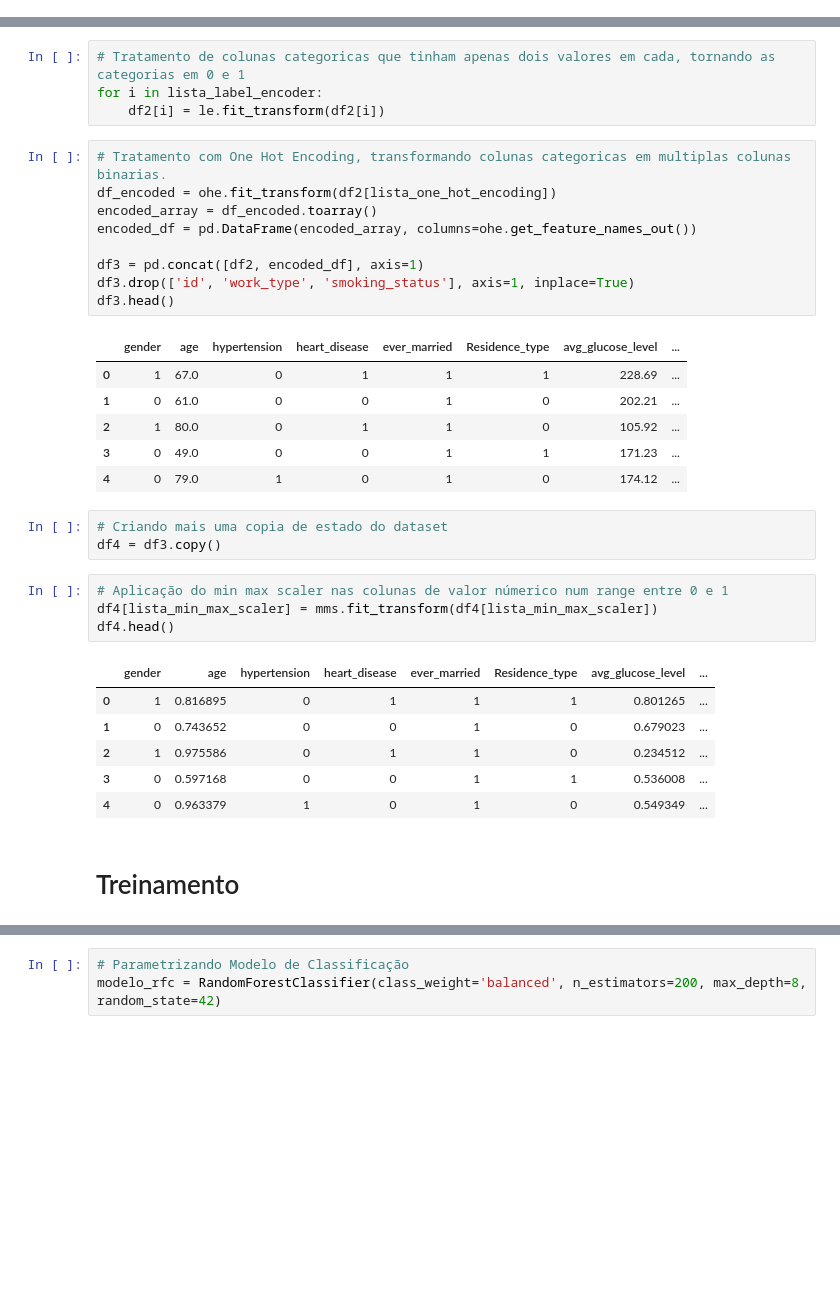
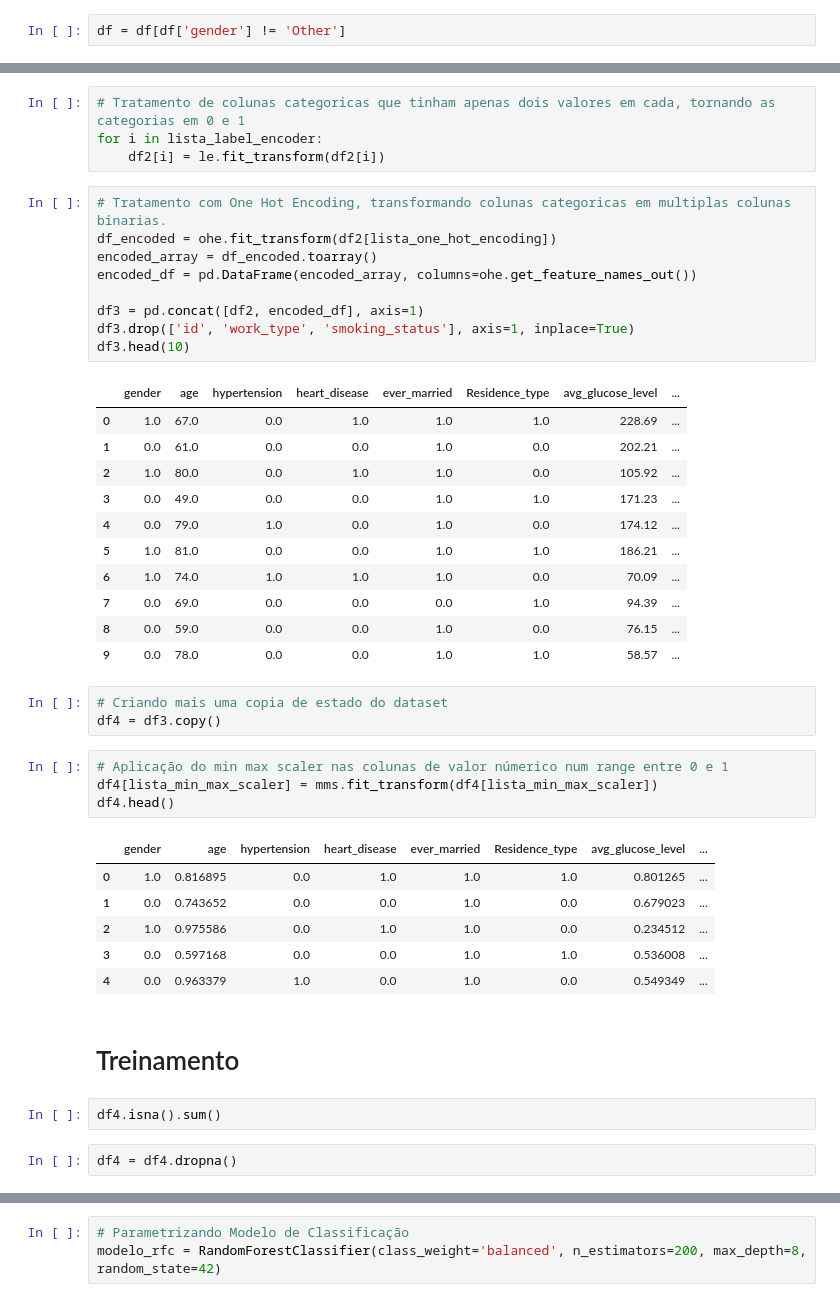
Before and after one commit to victorog17/fiap_tech_challenge_03, a Jupyter notebook: src/read_and_process/leitura_s3_jnb.ipynb, the cells around one changed output, grey strips where cells are left out. Saved outputs shown, nothing was run; the diff lists cells and outputs as text; blank space fills up the shorter version.

```diff
--- a/src/read_and_process/leitura_s3_jnb.ipynb
+++ b/src/read_and_process/leitura_s3_jnb.ipynb
@@ -73,0 +82,2 @@ dtype: int64
+# %%
+df = df[df['gender'] != 'Other']
@@ -95,19 +116,24 @@ for i in lista_label_encoder:
 # %%
 # Tratamento com One Hot Encoding, transformando colunas categoricas em multiplas colunas binarias.
 df_encoded = ohe.fit_transform(df2[lista_one_hot_encoding])
 encoded_array = df_encoded.toarray()
 encoded_df = pd.DataFrame(encoded_array, columns=ohe.get_feature_names_out())
 
 df3 = pd.concat([df2, encoded_df], axis=1)
 df3.drop(['id', 'work_type', 'smoking_status'], axis=1, inplace=True)
-df3.head()
+df3.head(10)
 # %% [output]
 |  | gender | age | hypertension | heart_disease | ever_married | Residence_type | avg_glucose_level | ... |
-| 0 | 1 | 67.0 | 0 | 1 | 1 | 1 | 228.69 | ... |
-| 1 | 0 | 61.0 | 0 | 0 | 1 | 0 | 202.21 | ... |
-| 2 | 1 | 80.0 | 0 | 1 | 1 | 0 | 105.92 | ... |
-| 3 | 0 | 49.0 | 0 | 0 | 1 | 1 | 171.23 | ... |
-| 4 | 0 | 79.0 | 1 | 0 | 1 | 0 | 174.12 | ... |
+| 0 | 1.0 | 67.0 | 0.0 | 1.0 | 1.0 | 1.0 | 228.69 | ... |
+| 1 | 0.0 | 61.0 | 0.0 | 0.0 | 1.0 | 0.0 | 202.21 | ... |
+| 2 | 1.0 | 80.0 | 0.0 | 1.0 | 1.0 | 0.0 | 105.92 | ... |
+| 3 | 0.0 | 49.0 | 0.0 | 0.0 | 1.0 | 1.0 | 171.23 | ... |
+| 4 | 0.0 | 79.0 | 1.0 | 0.0 | 1.0 | 0.0 | 174.12 | ... |
+| 5 | 1.0 | 81.0 | 0.0 | 0.0 | 1.0 | 1.0 | 186.21 | ... |
+| 6 | 1.0 | 74.0 | 1.0 | 1.0 | 1.0 | 0.0 | 70.09 | ... |
+| 7 | 0.0 | 69.0 | 0.0 | 0.0 | 0.0 | 1.0 | 94.39 | ... |
+| 8 | 0.0 | 59.0 | 0.0 | 0.0 | 1.0 | 0.0 | 76.15 | ... |
+| 9 | 0.0 | 78.0 | 0.0 | 0.0 | 1.0 | 1.0 | 58.57 | ... |
 # %%
 # Criando mais uma copia de estado do dataset
 df4 = df3.copy()
@@ -117,10 +143,14 @@ df4[lista_min_max_scaler] = mms.fit_transform(df4[lista_min_max_scaler])
 df4.head()
 # %% [output]
 |  | gender | age | hypertension | heart_disease | ever_married | Residence_type | avg_glucose_level | ... |
-| 0 | 1 | 0.816895 | 0 | 1 | 1 | 1 | 0.801265 | ... |
-| 1 | 0 | 0.743652 | 0 | 0 | 1 | 0 | 0.679023 | ... |
-| 2 | 1 | 0.975586 | 0 | 1 | 1 | 0 | 0.234512 | ... |
-| 3 | 0 | 0.597168 | 0 | 0 | 1 | 1 | 0.536008 | ... |
-| 4 | 0 | 0.963379 | 1 | 0 | 1 | 0 | 0.549349 | ... |
+| 0 | 1.0 | 0.816895 | 0.0 | 1.0 | 1.0 | 1.0 | 0.801265 | ... |
+| 1 | 0.0 | 0.743652 | 0.0 | 0.0 | 1.0 | 0.0 | 0.679023 | ... |
+| 2 | 1.0 | 0.975586 | 0.0 | 1.0 | 1.0 | 0.0 | 0.234512 | ... |
+| 3 | 0.0 | 0.597168 | 0.0 | 0.0 | 1.0 | 1.0 | 0.536008 | ... |
+| 4 | 0.0 | 0.963379 | 1.0 | 0.0 | 1.0 | 0.0 | 0.549349 | ... |
 # %% [markdown]
 # Treinamento
+# %%
+df4.isna().sum()
+# %%
+df4 = df4.dropna()
```
Also changed, not shown: parts of 14 cells of this notebook, 1 other file.
